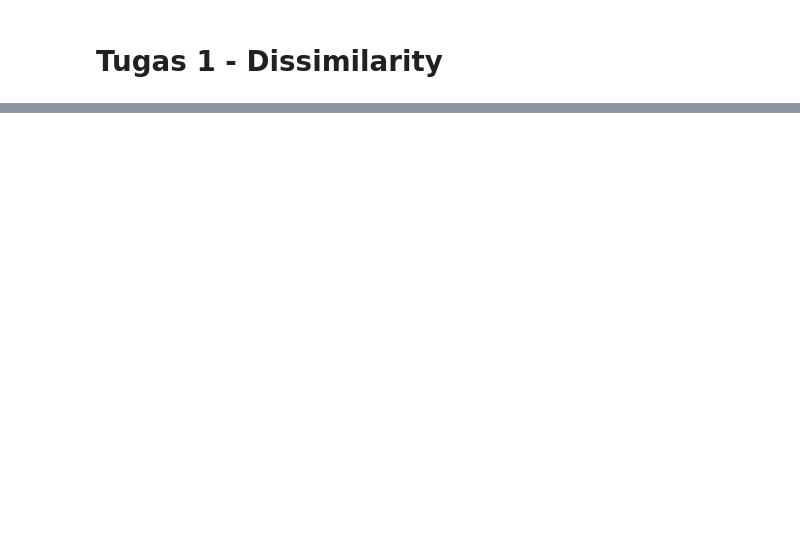
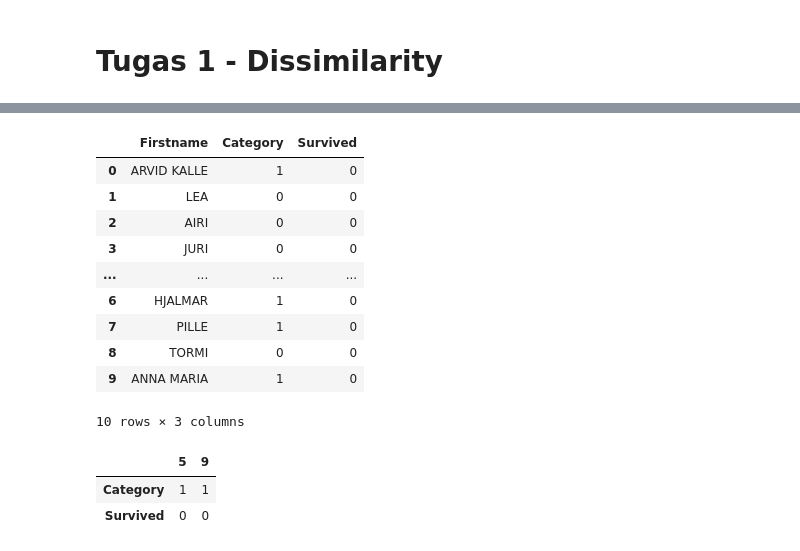
Before and after one commit to Purnomo-Ribut/datamining, a Jupyter notebook: _sources/Tugas-1.ipynb, the cells around one changed output, grey strips where cells are left out. Drawn from its saved outputs; the diff is of its cells as text; code cells hidden in the pictures; blank space fills up the shorter version.

```diff
--- a/_sources/Tugas-1.ipynb
+++ b/_sources/Tugas-1.ipynb
@@ -25,0 +91,29 @@ dtype: object
+# %%
+# Category code
+code_embark_for_Corom = "C"
+code_embark_for_porom = "P"
+
+# binary value
+value_of_one = 1
+value_of_zero = 0
+
+#function mengubah
+def change_code_Category_to_biner(Category):
+    return value_of_one if Category == code_embark_for_porom else value_of_zero
+# %%
+# Update all values of 'Category' series / mengupdate nilai kolom Category
+data["Category"] = data["Category"].apply(change_code_Category_to_biner)
+# %%
+data[["Firstname","Category", "Survived"]].head(10)
+# %% [output]
+|  | Firstname | Category | Survived |
+| 0 | ARVID KALLE | 1 | 0 |
+| 1 | LEA | 0 | 0 |
+| 2 | AIRI | 0 | 0 |
+| 3 | JURI | 0 | 0 |
+| ... | ... | ... | ... |
+| 6 | HJALMAR | 1 | 0 |
+| 7 | PILLE | 1 | 0 |
+| 8 | TORMI | 0 | 0 |
+| 9 | ANNA MARIA | 1 | 0 |
+10 rows × 3 columns
@@ -25,0 +142,6 @@ dtype: object
+# %%
+get_dissimilarity_dataset(data, [5,9], ["Category", "Survived"]).T
+# %% [output]
+|  | 5 | 9 |
+| Category | 1 | 1 |
+| Survived | 0 | 0 |
```
Also changed, not shown: parts of 26 cells of this notebook, 8 other files.
